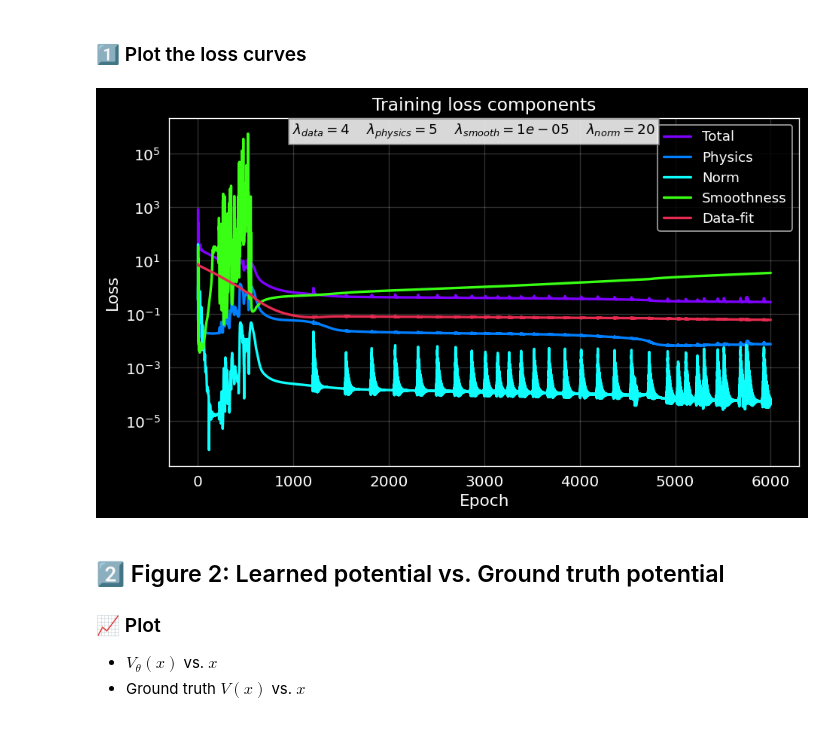
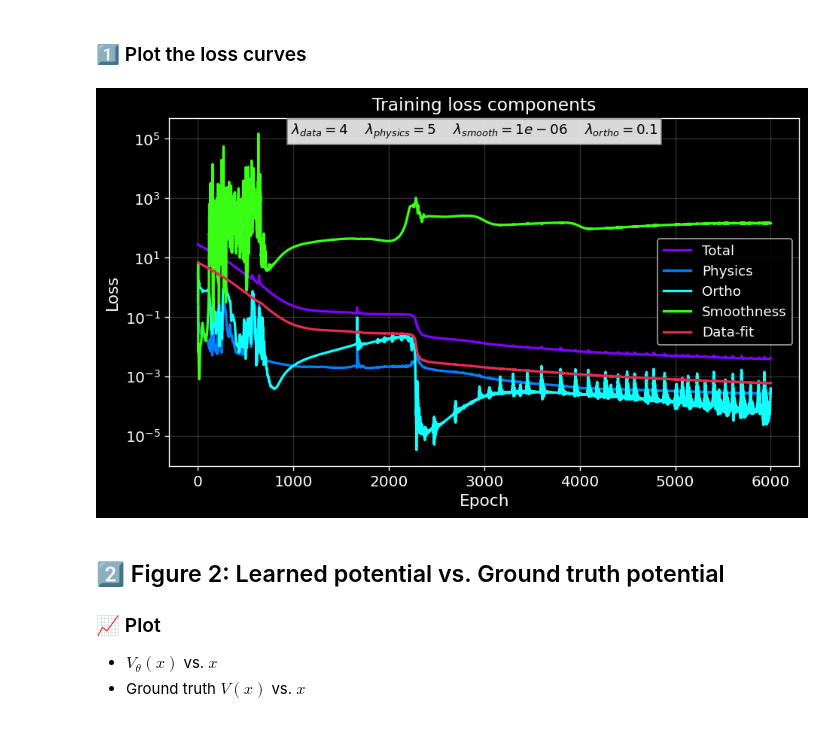
Before and after one commit to Scriber-Labs/lf-pinn-inverse-schrodinger, a Jupyter notebook: notebooks/demo.ipynb, the cells around one changed output. Cells and saved outputs as stored; diff of their text form; code cells hidden in the pictures.

Commit message:
Included an energy ordering loss function in physics.py. It still needs to be implemented in training.py, demo.ipynb, and clid_training.py

```diff
--- a/notebooks/demo.ipynb
+++ b/notebooks/demo.ipynb
@@ -113,14 +113,15 @@ log_every       = 800       # Print loss every N epochs
 # Loss weights (static throughout training)
 lamda_data      = 4.0
 lambda_physics  = 5.0
-lambda_smooth   = 1e-5
-lambda_norm     = 20.0
+lambda_smooth   = 1e-6
+lambda_ortho    = 1e-1
 
 # Build the network
 model = InverseSchrodingerModel(
     n_states=n_states,
     hidden_dims=[64, 64],
     device=device,
+    dx=dx
 ).to(device)
 
 optimizer = torch.optim.Adam(model.parameters(), lr=lr)
@@ -129,7 +130,7 @@ lambdas = {
     "data": lamda_data,
     "physics": lambda_physics,
     "smooth": lambda_smooth,
-    "norm": lambda_norm,
+    "ortho": lambda_ortho,
 }
 
 # ----------------------------------------------------------------------
@@ -140,13 +141,13 @@ loss_history = []
 physics_history = []    # TISE  residual
 data_history = []       # data-fit
 smooth_history = []     # potential smoothness
-norm_history = []       # normalized wavefunction penalty
+ortho_history = []       # normalized wavefunction penalty
 
 for epoch in range(1, epochs + 1):
     # Run a single optimization step and retrieve the three components
     optimizer.zero_grad()
 
-    total_loss, loss_physics, loss_data, loss_smooth, loss_norm = train_step(model, x, dx, rho_obs, E_obs, lambdas)
+    total_loss, loss_physics, loss_data, loss_smooth, loss_ortho = train_step(model, x, dx, rho_obs, E_obs, lambdas)
 
     total_loss.backward()
     optimizer.step()
@@ -156,7 +157,7 @@ for epoch in range(1, epochs + 1):
     physics_history.append(loss_physics.item())
     data_history.append(loss_data.item())
     smooth_history.append(loss_smooth.item())
-    norm_history.append(loss_norm.item())
+    ortho_history.append(loss_ortho.item())
 
     # ----- logging -----------------------------------------------
     if epoch % log_every == 0 or epoch == 1:
@@ -164,7 +165,7 @@ for epoch in range(1, epochs + 1):
               f" | phys={loss_physics.item():.2e} "
               f" | data={loss_data.item():.2e} "
               f" | smooth={loss_smooth.item():.2e}"
-              f" | norm={loss_norm.item():.2e}")
+              f" | ortho={loss_ortho.item():.2e}")
 
 
 # ----------------------------------------------------------------------
@@ -198,7 +199,7 @@ df = pd.DataFrame(
         "epoch": epoch_numbers,
         "total": loss_history,
         "physics": physics_history,
-        "norm": norm_history,
+        "ortho": ortho_history,
         "smooth": smooth_history,
         "data": data_history,
     }
@@ -210,17 +211,17 @@ df = pd.DataFrame(
 # %%
 loss_path = pathlib.Path("../artifacts/demo_visuals/training_curves.png")
 fig = plot_loss_history(
     epochs=df["epoch"],
     total=df["total"],
     physics=df["physics"],
-    norm=df["norm"],
+    ortho=df["ortho"],
     smooth=df["smooth"],
     data=df["data"],
     lambdas=lambdas,
     out_path=loss_path,
 )
 # %% [output]
-[figure, old version]
+[figure, new version]
 # %% [markdown]
 ## 2️⃣ Figure 2: Learned potential vs. Ground truth potential
 
```
Also changed, not shown: parts of 10 cells of this notebook, 13 other files.
